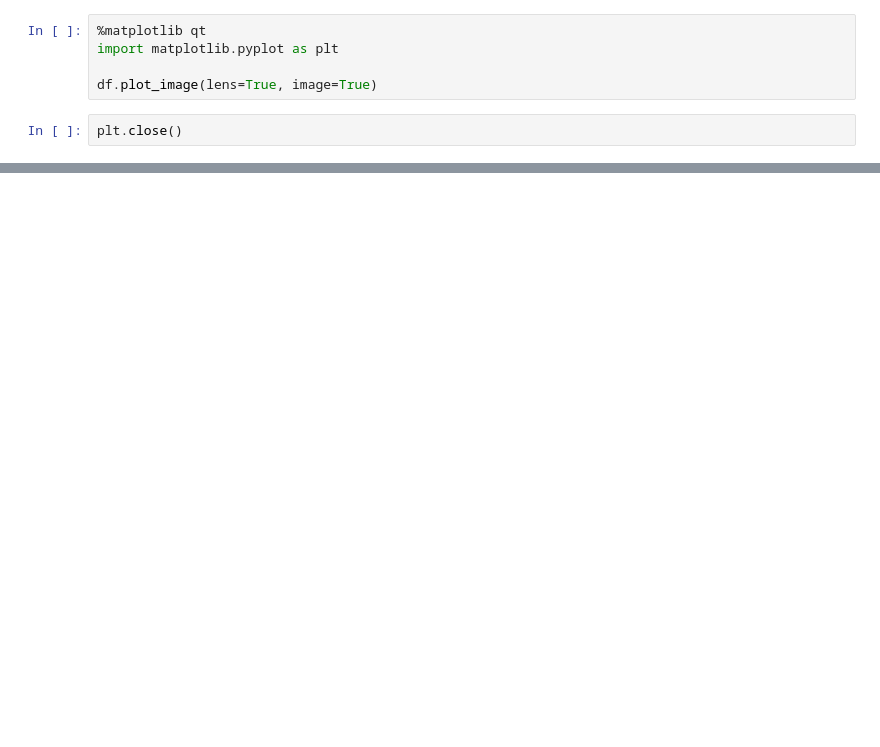
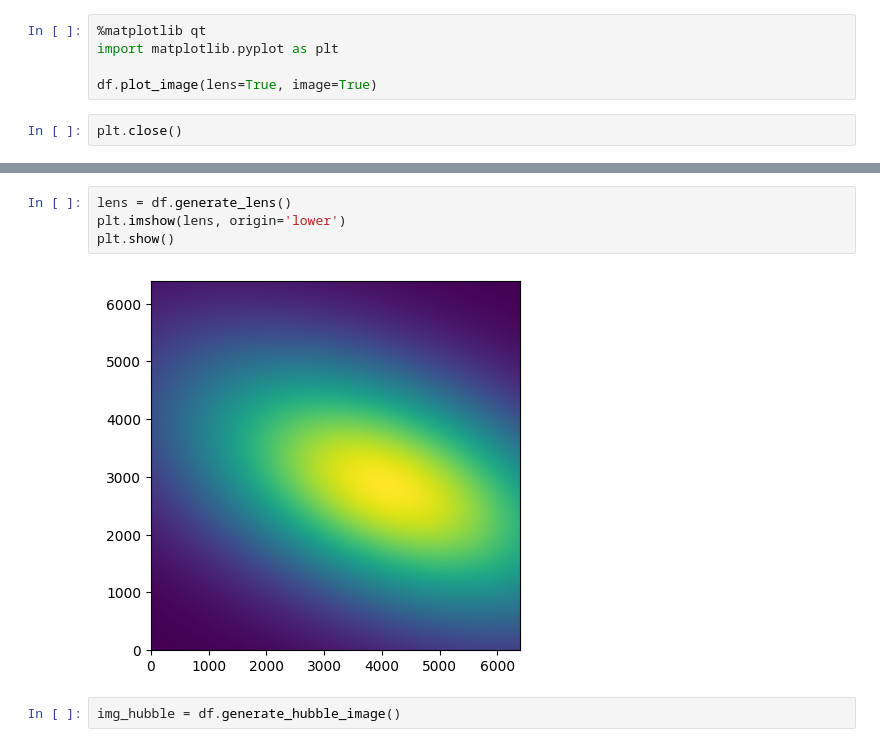
Before and after one commit to OliverRedhead/Gravitational-Lensing, a Jupyter notebook: wk 2/PIEMD_oli/piemd_testing.ipynb, the cells around one changed output, grey strips where cells are left out. Cells and saved outputs as stored; diff of their text form; blank space fills up the shorter version.

Commit message:
got things working for hubble telescope standards

```diff
--- a/wk 2/PIEMD_oli/piemd_testing.ipynb
+++ b/wk 2/PIEMD_oli/piemd_testing.ipynb
@@ -326,0 +362,8 @@ plt.close()
+# %%
+lens = df.generate_lens()
+plt.imshow(lens, origin='lower')
+plt.show()
+# %% [output]
+[figure, added]
+# %%
+img_hubble = df.generate_hubble_image()
```
Also changed, not shown: parts of 36 cells of this notebook, 6 other files.
